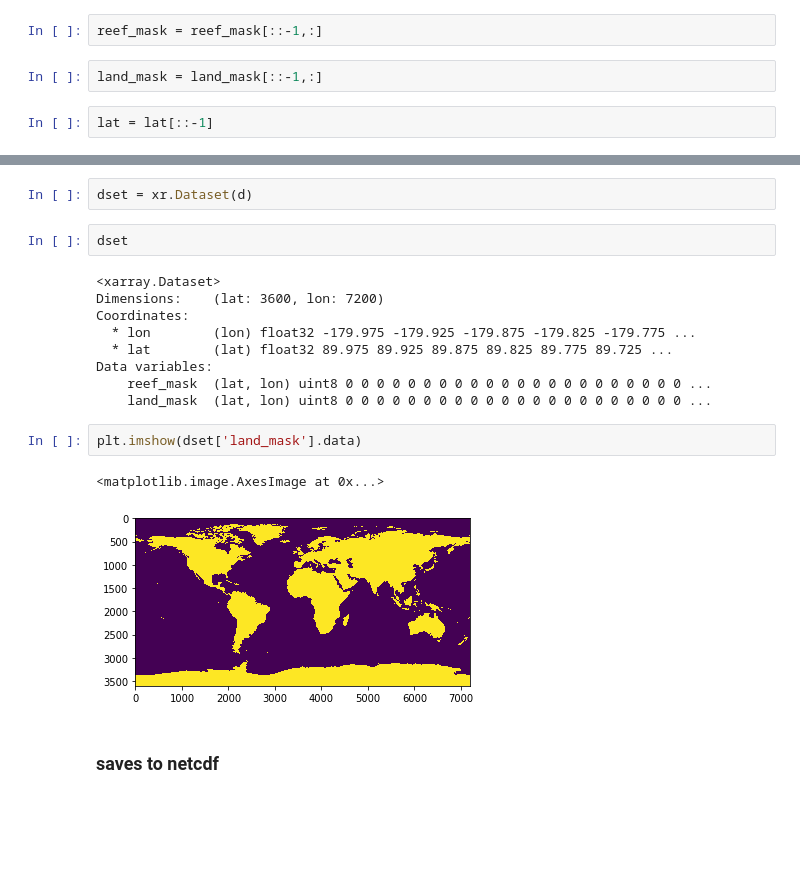
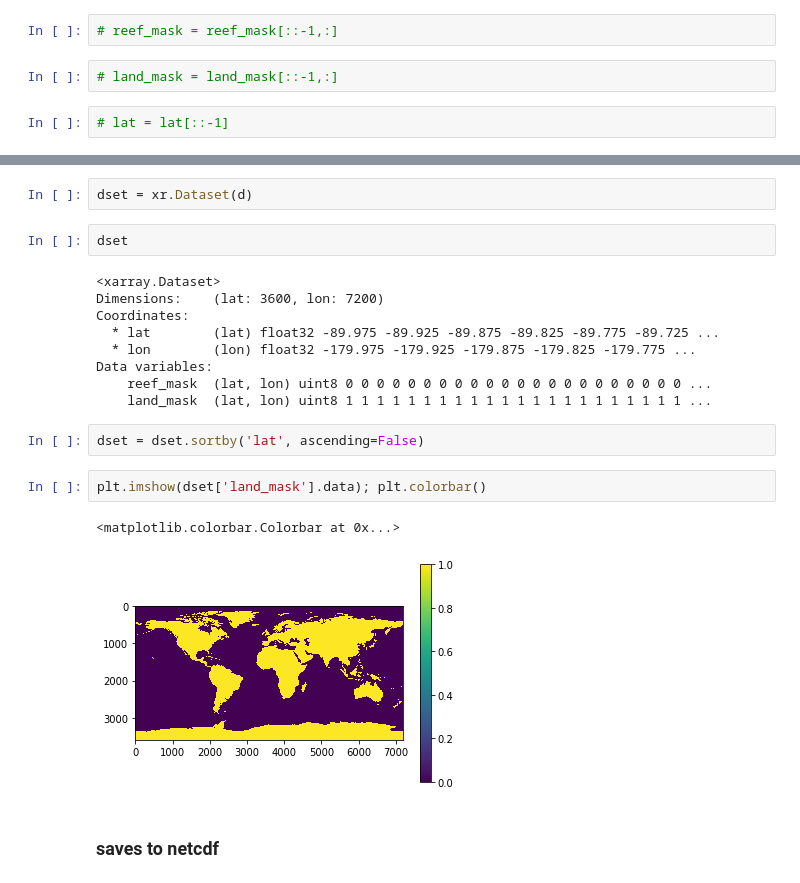
Before and after one commit to nicolasfauchereau/CoralReefWatch, a Jupyter notebook: notebooks/read_reef_mask_dump_netcdf.ipynb, the cells around one changed output, grey strips where cells are left out. Drawn from its saved outputs; the diff is of its cells as text; blank space fills up the shorter version.

```diff
--- a/notebooks/read_reef_mask_dump_netcdf.ipynb
+++ b/notebooks/read_reef_mask_dump_netcdf.ipynb
@@ -37,11 +37,11 @@ plt.imshow(reef_mask); plt.colorbar()
 # %% [markdown]
 ### flips the latitudes so they go FROM North TO South as in the BAA 7d max dataset
 # %%
-reef_mask = reef_mask[::-1,:]
+# reef_mask = reef_mask[::-1,:]
 # %%
-land_mask = land_mask[::-1,:]
+# land_mask = land_mask[::-1,:]
 # %%
-lat = lat[::-1]
+# lat = lat[::-1]
 # %% [markdown]
 ### creates a xarray dataset from a dictionnary
 # %%
@@ -59,16 +59,18 @@ dset
 <xarray.Dataset>
 Dimensions:    (lat: 3600, lon: 7200)
 Coordinates:
+  * lat        (lat) float32 -89.975 -89.925 -89.875 -89.825 -89.775 -89.725 ...
   * lon        (lon) float32 -179.975 -179.925 -179.875 -179.825 -179.775 ...
-  * lat        (lat) float32 89.975 89.925 89.875 89.825 89.775 89.725 ...
 Data variables:
     reef_mask  (lat, lon) uint8 0 0 0 0 0 0 0 0 0 0 0 0 0 0 0 0 0 0 0 0 0 0 ...
-    land_mask  (lat, lon) uint8 0 0 0 0 0 0 0 0 0 0 0 0 0 0 0 0 0 0 0 0 0 0 ...
+    land_mask  (lat, lon) uint8 1 1 1 1 1 1 1 1 1 1 1 1 1 1 1 1 1 1 1 1 1 1 ...
+# %%
+dset = dset.sortby('lat', ascending=False)
 # %%
-plt.imshow(dset['land_mask'].data)
+plt.imshow(dset['land_mask'].data); plt.colorbar()
 # %% [output]
-<matplotlib.image.AxesImage at 0x...>
+<matplotlib.colorbar.Colorbar at 0x...>
-[figure, old version]
+[figure, new version]
 # %% [markdown]
 ### saves to netcdf
 # %%
```
Also changed, not shown: parts of 1 cell of this notebook, 3 other files.
